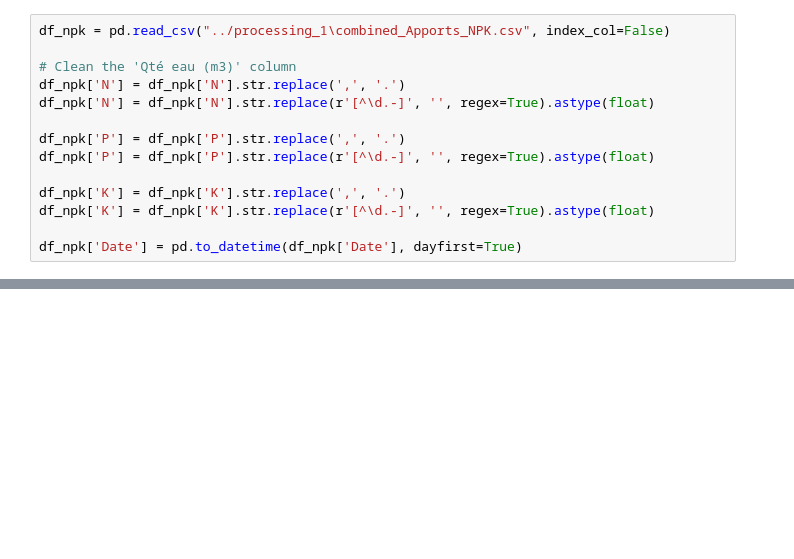
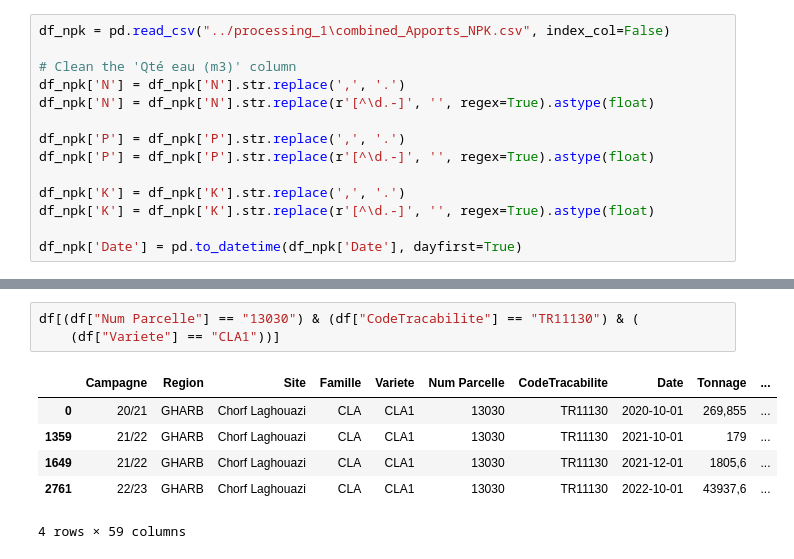
Before and after one commit to Yassmine2020/AgrumeProdPred, a Jupyter notebook: source code/processing_2Yearly.ipynb, the cells around one changed output, grey strips where cells are left out. Drawn from its saved outputs; the diff is of its cells as text; blank space fills up the shorter version.

```diff
--- a/source code/processing_2Yearly.ipynb
+++ b/source code/processing_2Yearly.ipynb
@@ -288,0 +415,10 @@ for index, row in df.iterrows():
+# %%
+df[(df["Num Parcelle"] == "13030") & (df["CodeTracabilite"] == "TR11130") & (
+    (df["Variete"] == "CLA1"))]
+# %% [output]
+|  | Campagne | Region | Site | Famille | Variete | Num Parcelle | CodeTracabilite | Date | Tonnage | ... |
+| 0 | 20/21 | GHARB | Chorf Laghouazi | CLA | CLA1 | 13030 | TR11130 | 2020-10-01 | 269,855 | ... |
+| 1359 | 21/22 | GHARB | Chorf Laghouazi | CLA | CLA1 | 13030 | TR11130 | 2021-10-01 | 179 | ... |
+| 1649 | 21/22 | GHARB | Chorf Laghouazi | CLA | CLA1 | 13030 | TR11130 | 2021-12-01 | 1805,6 | ... |
+| 2761 | 22/23 | GHARB | Chorf Laghouazi | CLA | CLA1 | 13030 | TR11130 | 2022-10-01 | 43937,6 | ... |
+4 rows × 59 columns
```
Also changed, not shown: parts of 18 cells of this notebook, 6 other files.
